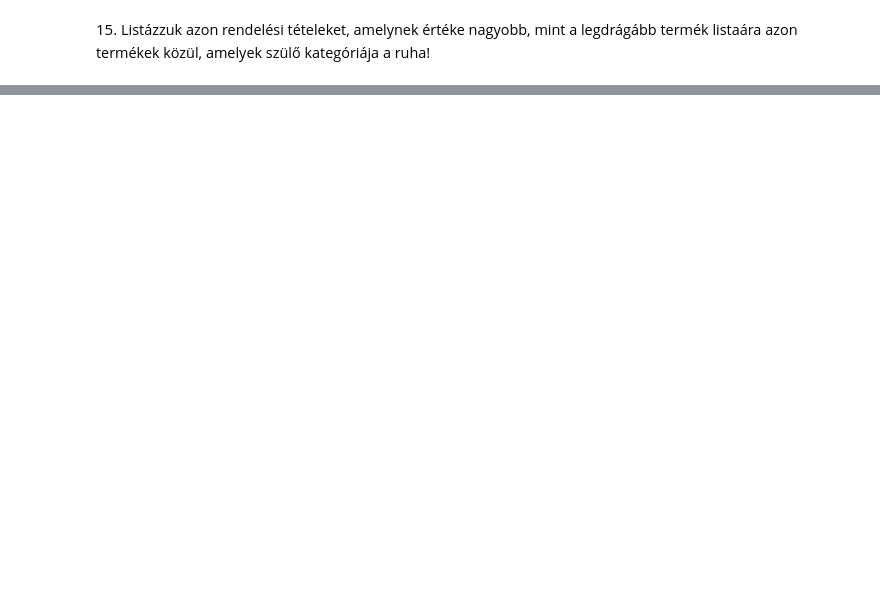
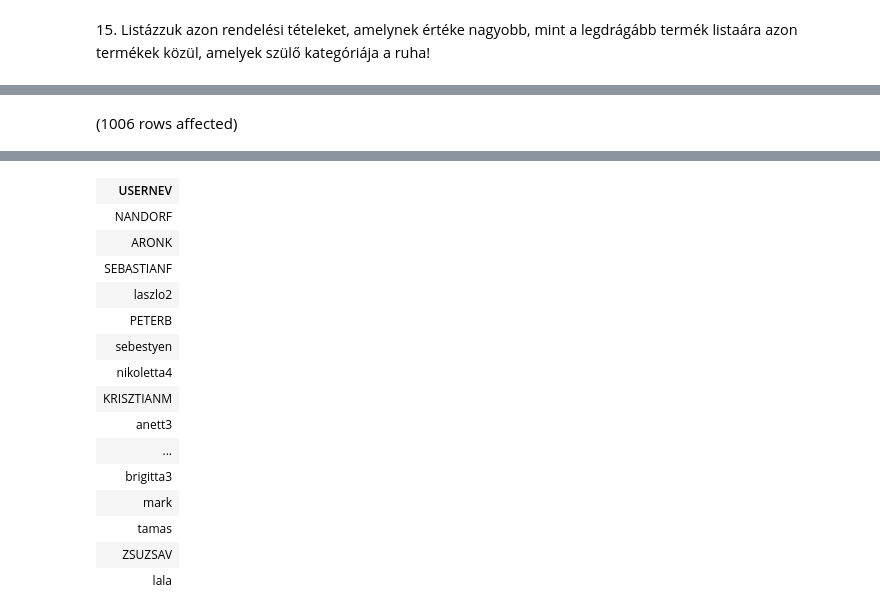
Before and after one commit to czapekzoli/sql2, a Jupyter notebook: gyakorlat06_feladatok.ipynb, the cells around one changed output, grey strips where cells are left out. Cells and saved outputs as stored; diff of their text form; code cells hidden in the pictures; blank space fills up the shorter version.

```diff
--- a/gyakorlat06_feladatok.ipynb
+++ b/gyakorlat06_feladatok.ipynb
@@ -122,0 +130,10 @@ Total execution time: 00:00:00.078
+# %%
+SELECT v.USERNEV
+FROM Vendeg v JOIN Foglalas f ON v.USERNEV=f.UGYFEL_FK
+WHERE v.USERNEV IN (
+    select f2.UGYFEL_FK
+    from Foglalas f2
+    where f2.FOGLALAS_PK>=1 and f2.FELNOTT_SZAM+f2.GYERMEK_SZAM<>2
+)
+# %% [output]
+(1006 rows affected)
@@ -122,0 +141,16 @@ Total execution time: 00:00:00.078
+| USERNEV |
+| NANDORF |
+| ARONK |
+| SEBASTIANF |
+| laszlo2 |
+| PETERB |
+| sebestyen |
+| nikoletta4 |
+| KRISZTIANM |
+| anett3 |
+| ... |
+| brigitta3 |
+| mark |
+| tamas |
+| ZSUZSAV |
+| lala |
```
Also changed, not shown: parts of 3 cells of this notebook.
